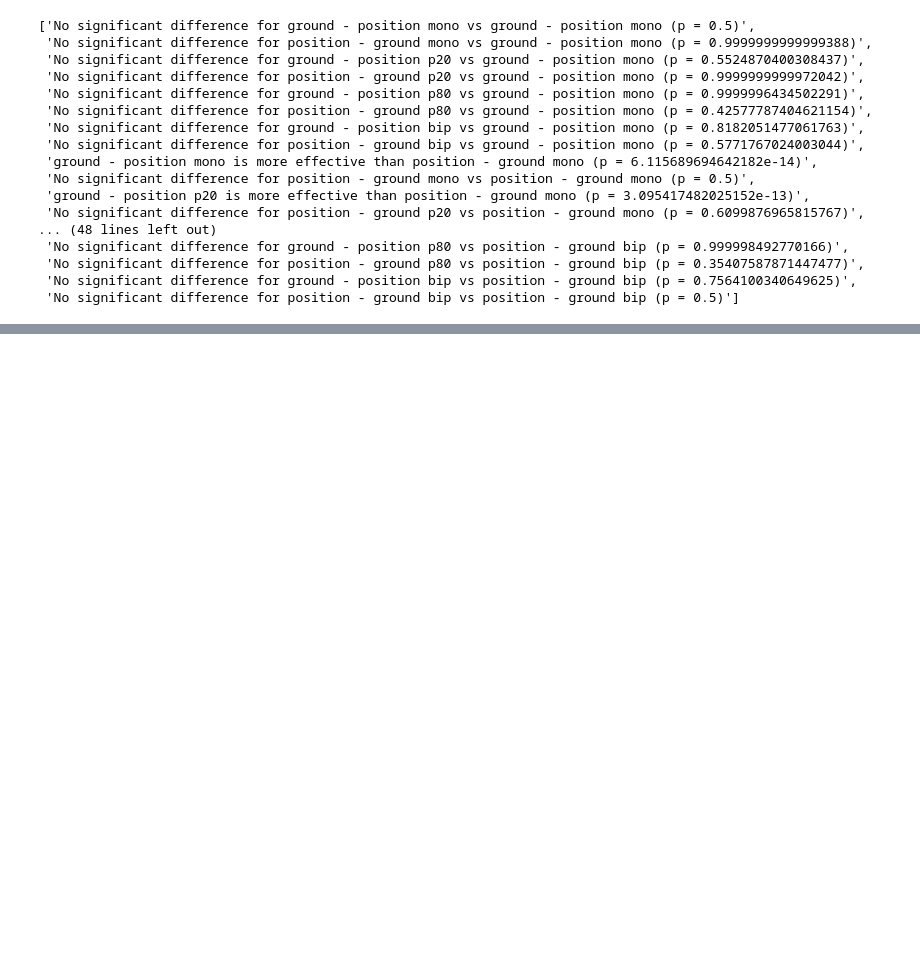
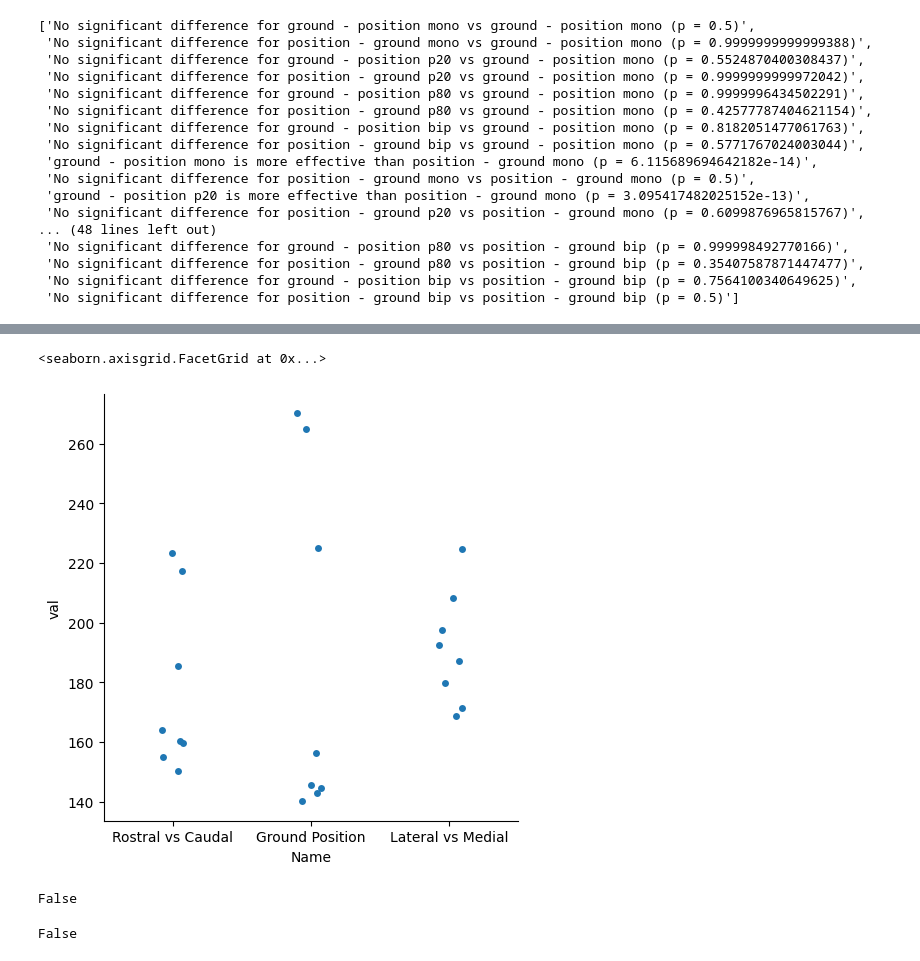
Before and after one commit to hbmep/rat-mapping, a Jupyter notebook: notebooks/J_SHAP/explore.ipynb, the cells around one changed output, grey strips where cells are left out. Saved outputs shown, nothing was run; the diff lists cells and outputs as text; code cells hidden in the pictures; blank space fills up the shorter version.

Commit message:
Begin graphing data

```diff
--- a/notebooks/J_SHAP/explore.ipynb
+++ b/notebooks/J_SHAP/explore.ipynb
@@ -306,0 +441,3 @@ set(part)
+# %%
+rost = arr[:,db['C76m'],:].mean(axis = 0)
+rost.shape
@@ -351,0 +594,4 @@ gvalue
+# %%
+my_plotdict = {}
+for k, v in diplot.items():
+    my_plotdict[k] = arr[:,v,:].mean(axis=0).reshape(-1)
@@ -351,0 +602,22 @@ gvalue
+# %%
+x = ['Rostral vs Caudal', 'Ground Position', 'Lateral vs Medial']
+
+yrc = []
+ygp = []
+ylm = []
+y=[yrc, ygp, ylm]
+
+for k, v in my_plotdict.items():
+    if "L" in k:
+        v = v.mean()
+        ylm.append(v)
+    elif "R" in k:
+        v = v.mean()
+        yrc.append(v)
+    elif "ground" in k:
+        v = v.mean()
+        ygp.append(v)
+    else: continue
+
+df = pd.DataFrame(list(zip(x, y)),
+               columns =['Name', 'val'])
@@ -351,0 +630,6 @@ gvalue
+# %%
+type = ["Rostral vs Caudal" for _ in  range(len(yrc))] + ["Ground Position" for _ in  range(len(ygp))] + ["Lateral vs Medial" for _ in  range(len(ylm))]
+vals = yrc + ygp + ylm
+
+df = pd.DataFrame(list(zip(type, vals)),
+               columns =['Name', 'val'])
@@ -351,0 +656,13 @@ gvalue
+# %%
+sns.catplot(data=df, x="Name", y="val")
+# %% [output]
+<seaborn.axisgrid.FacetGrid at 0x...>
+[figure, added]
+# %%
+"L-M" in "R-C bip"
+# %% [output]
+False
+# %%
+"M-L" in "R-C bip"
+# %% [output]
+False
```
Also changed, not shown: parts of 37 cells of this notebook.
